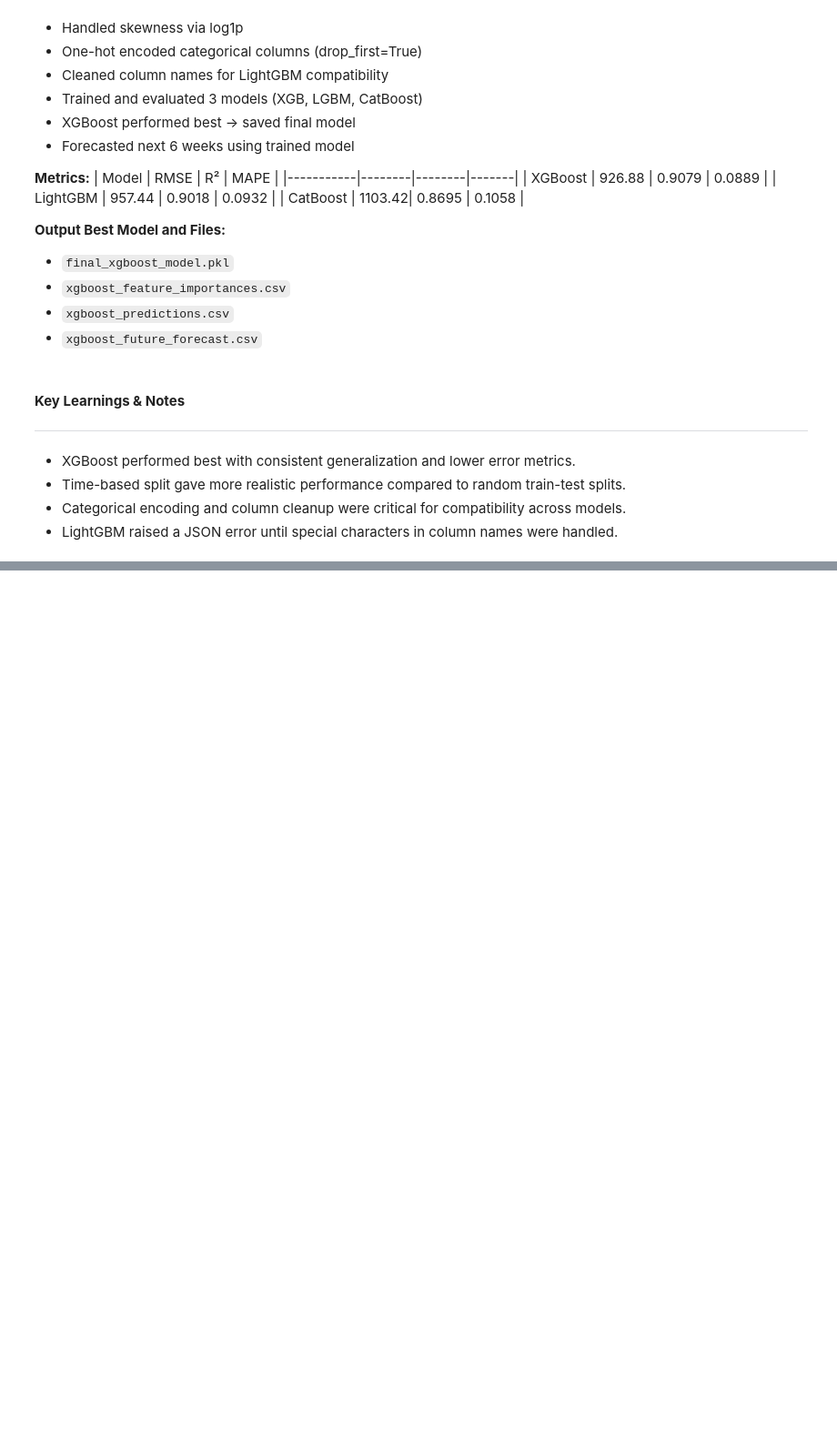
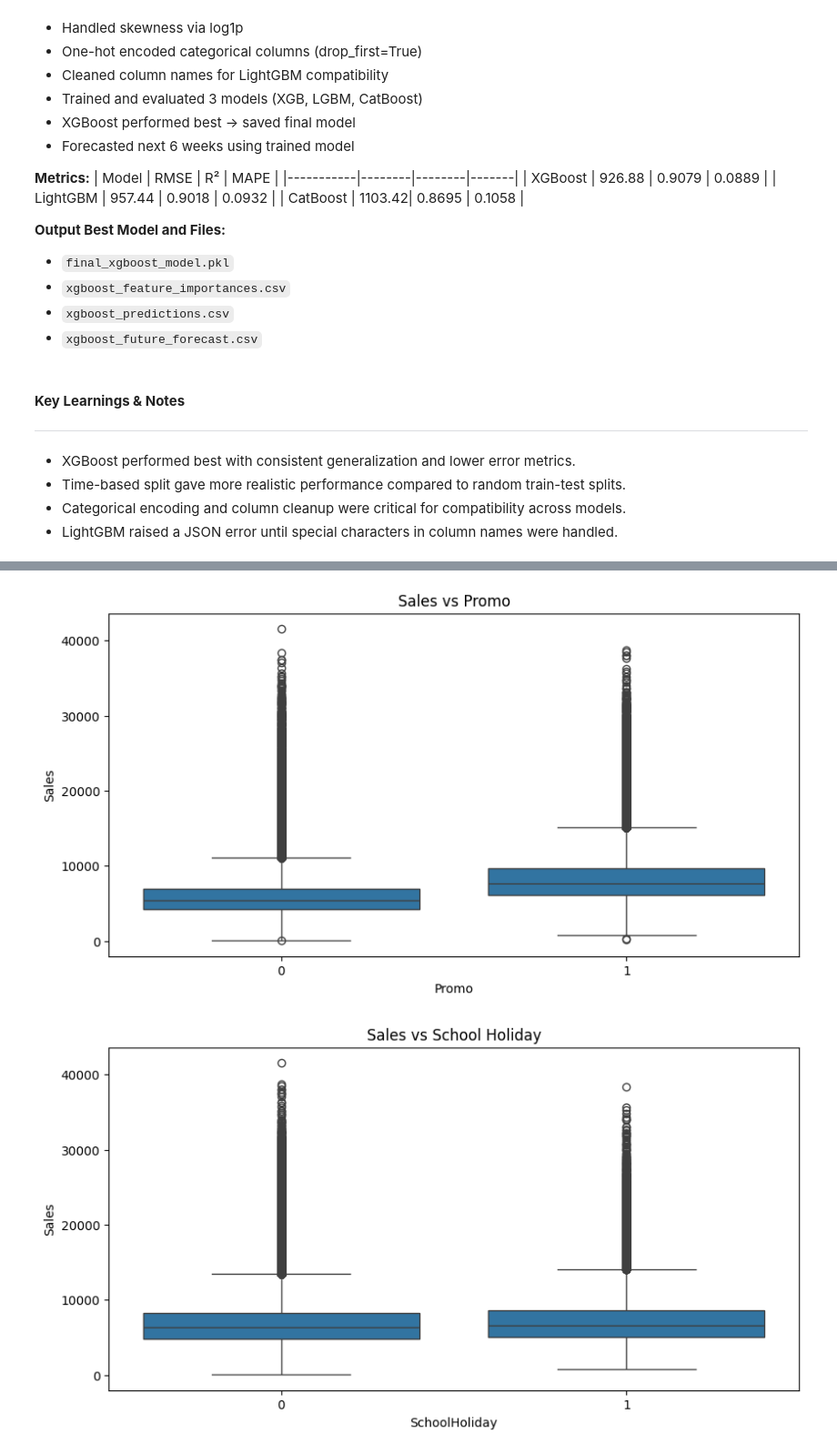
Before and after one commit to coolhead/sales-forecasting, a Jupyter notebook: notebooks/sales_forecasting_RaghavendraSiddappa.ipynb, the cells around one changed output, grey strips where cells are left out. Shown at 91% size. Saved outputs shown, nothing was run; the diff lists cells and outputs as text; code cells hidden in the pictures; blank space fills up the shorter version.

```diff
--- a/notebooks/sales_forecasting_RaghavendraSiddappa.ipynb
+++ b/notebooks/sales_forecasting_RaghavendraSiddappa.ipynb
@@ -312,0 +821,19 @@ Future forecast saved to: xgboost_future_forecast.csv
+# %%
+# Bivariate Analysis
+plt.figure(figsize=(10, 5))
+sns.boxplot(x='Promo', y='Sales', data=df)
+plt.title("Sales vs Promo")
+plt.show()
+
+plt.figure(figsize=(10, 5))
+sns.boxplot(x='SchoolHoliday', y='Sales', data=df)
+plt.title("Sales vs School Holiday")
+plt.show()
+
+plt.figure(figsize=(10, 5))
+sns.boxplot(x='DayOfWeek', y='Sales', data=df)
+plt.title("Sales vs Day of Week")
+plt.show()
+# %% [output]
+[figure, added]
+[figure, added]
```
Also changed, not shown: parts of 83 cells of this notebook.
